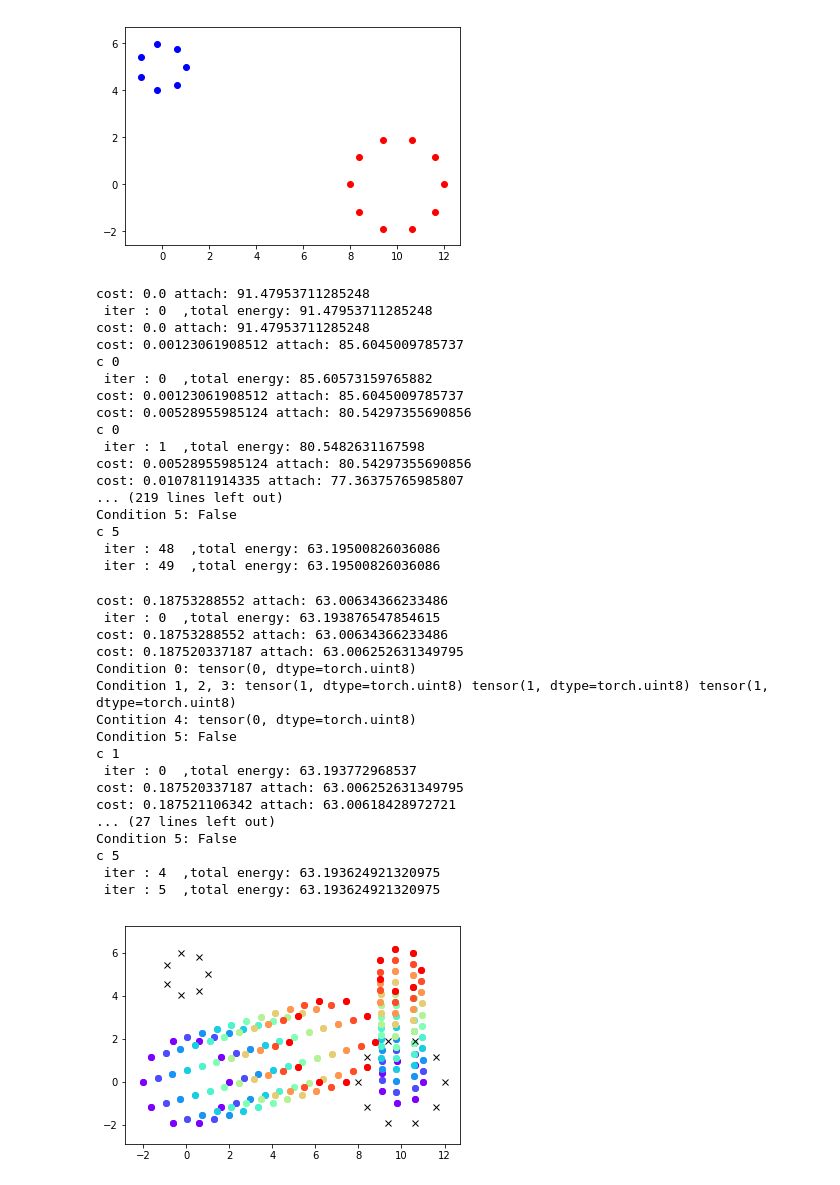
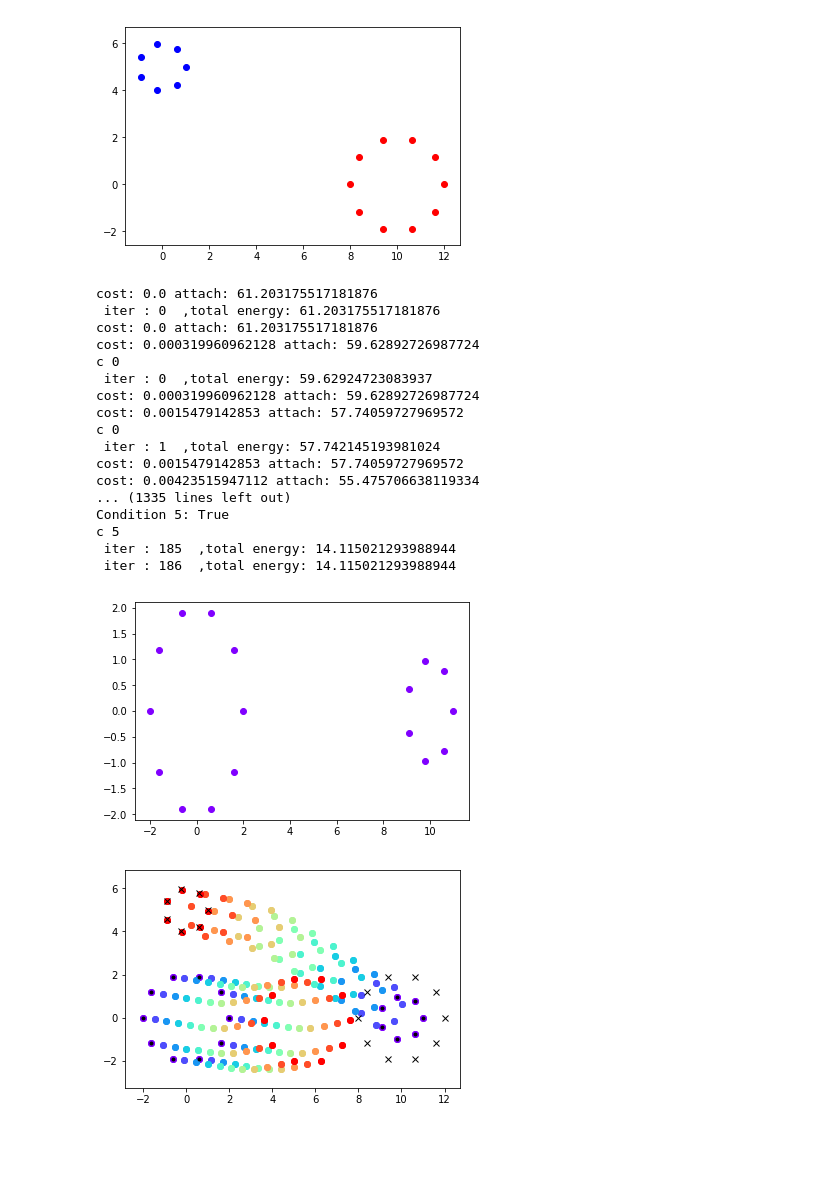
Before and after one commit to RosaKow/Masterthesis, a Jupyter notebook: defmod/Matching_Circles_globaltrans_graddesc.ipnby.ipynb, the cells around one changed output. Saved outputs shown, nothing was run; the diff lists cells and outputs as text; code cells hidden in the pictures; blank space fills up the shorter version.

```diff
--- a/defmod/Matching_Circles_globaltrans_graddesc.ipnby.ipynb
+++ b/defmod/Matching_Circles_globaltrans_graddesc.ipnby.ipynb
@@ -69,5 +71,5 @@ module_list = [mod1, mod2]
 sigma_bg = 1.
 modules = dm.multishape.MultiShapeModule(module_list, sigma_bg)
 # %%
-constr_Id = dm.constraints.Identity()
+constr_Id = dm.constraints.Identity_Silent()
 H = hamiltonian.Hamiltonian_multi(modules, constr_Id)
@@ -94,40 +88,20 @@ EnergyFunctional = model.EnergyFunctional(modules, H, constr_Id, source, target,
 X = [gd0_tensor, mom0_tensor]
 X = model.gradientdescent(EnergyFunctional, X)
 # %% [output]
-cost: 0.0 attach: 91.47953711285248
- iter : 0  ,total energy: 91.47953711285248
-cost: 0.0 attach: 91.47953711285248
-cost: 0.00123061908512 attach: 85.6045009785737
+cost: 0.0 attach: 61.203175517181876
+ iter : 0  ,total energy: 61.203175517181876
+cost: 0.0 attach: 61.203175517181876
+cost: 0.000319960962128 attach: 59.62892726987724
 c 0
- iter : 0  ,total energy: 85.60573159765882
-cost: 0.00123061908512 attach: 85.6045009785737
-cost: 0.00528955985124 attach: 80.54297355690856
+ iter : 0  ,total energy: 59.62924723083937
+cost: 0.000319960962128 attach: 59.62892726987724
+cost: 0.0015479142853 attach: 57.74059727969572
 c 0
- iter : 1  ,total energy: 80.5482631167598
-cost: 0.00528955985124 attach: 80.54297355690856
-cost: 0.0107811914335 attach: 77.36375765985807
-... (219 lines left out)
-Condition 5: False
+ iter : 1  ,total energy: 57.742145193981024
+cost: 0.0015479142853 attach: 57.74059727969572
+cost: 0.00423515947112 attach: 55.475706638119334
+... (1335 lines left out)
+Condition 5: True
 c 5
- iter : 48  ,total energy: 63.19500826036086
- iter : 49  ,total energy: 63.19500826036086
+ iter : 185  ,total energy: 14.115021293988944
+ iter : 186  ,total energy: 14.115021293988944
-# %%
-X = model.gradientdescent(EnergyFunctional, X)
-# %% [output]
-cost: 0.18753288552 attach: 63.00634366233486
- iter : 0  ,total energy: 63.193876547854615
-cost: 0.18753288552 attach: 63.00634366233486
-cost: 0.187520337187 attach: 63.006252631349795
-Condition 0: tensor(0, dtype=torch.uint8)
-Condition 1, 2, 3: tensor(1, dtype=torch.uint8) tensor(1, dtype=torch.uint8) tensor(1, dtype=torch.uint8)
-Contition 4: tensor(0, dtype=torch.uint8)
-Condition 5: False
-c 1
- iter : 0  ,total energy: 63.193772968537
-cost: 0.187520337187 attach: 63.006252631349795
-cost: 0.187521106342 attach: 63.00618428972721
-... (27 lines left out)
-Condition 5: False
-c 5
- iter : 4  ,total energy: 63.193624921320975
- iter : 5  ,total energy: 63.193624921320975
@@ -141,18 +108,27 @@ states, controls = dm.shooting.shoot_euler(H, it=10)
 # %%
+H.module.manifold.fill_gd(X[0])
+H.module.manifold.fill_cotan(X[1])
+
+states, controls = dm.shooting.shoot_euler(H, it=10)
+
 import matplotlib.cm as cm
 colors = cm.rainbow(np.linspace(0, 1, len(states)))
 
 plt.figure()
 for s,c in zip(states, colors):
-    plt.scatter(s.gd[0][0].view(-1,2)[:, 0].detach().numpy(), s.gd[0][0].view(-1,2)[:, 1].detach().numpy(), c=c)
-    plt.scatter(s.gd[1][0].view(-1,2)[:, 0].detach().numpy(), s.gd[1][0].view(-1,2)[:, 1].detach().numpy(), c=c)
-    plt.scatter(s.gd[2][0][0].view(-1,2)[:, 0].detach().numpy(), s.gd[2][0][0].view(-1,2)[:, 1].detach().numpy(), c=c)
-    plt.scatter(s.gd[2][1][0].view(-1,2)[:, 0].detach().numpy(), s.gd[2][1][0].view(-1,2)[:, 1].detach().numpy(), c=c)
+    plt.scatter(s[0][0].gd.view(-1,2)[:, 0].detach().numpy(), s[0][0].gd.view(-1,2)[:, 1].detach().numpy(), c=c)
+    plt.scatter(s[1][0].gd.view(-1,2)[:, 0].detach().numpy(), s[1][0].gd.view(-1,2)[:, 1].detach().numpy(), c=c)
+    plt.scatter(s[2][0].gd.view(-1,2)[:, 0].detach().numpy(), s[2][0].gd.view(-1,2)[:, 1].detach().numpy(), c=c)
+    plt.scatter(s[2][1].gd.view(-1,2)[:, 0].detach().numpy(), s[2][1].gd.view(-1,2)[:, 1].detach().numpy(), c=c)
 plt.plot(target[0][:, 0].detach().numpy(), target[0][:, 1].detach().numpy(), 'xk')
 plt.plot(target[1][:, 0].detach().numpy(), target[1][:, 1].detach().numpy(), 'xk')
+
+plt.plot(source[0][:, 0].detach().numpy(), source[0][:, 1].detach().numpy(), '.k')
+plt.plot(source[1][:, 0].detach().numpy(), source[1][:, 1].detach().numpy(), '.k')
 
 
 plt.axis('equal')
 plt.show()
 # %% [output]
-[figure, old version]
+[figure, new version]
+[figure, added]
```
Also changed, not shown: parts of 7 cells of this notebook, 23 other files.
